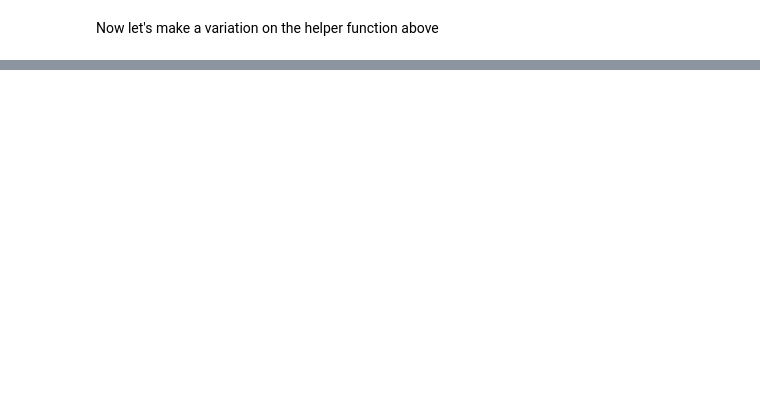
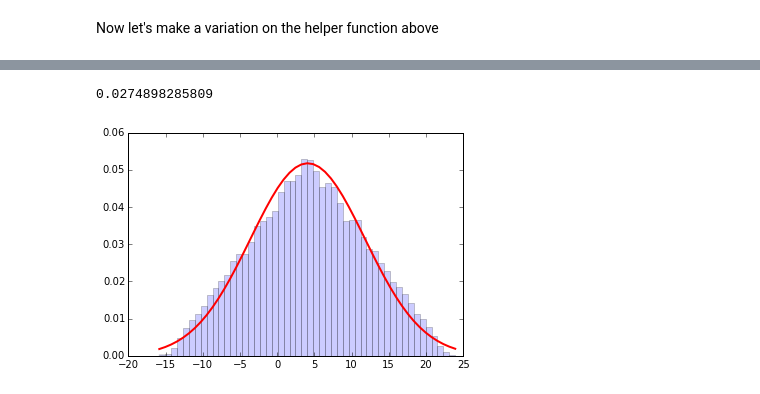
Before and after one commit to cranmer/intro-exp-phys-II, a Jupyter notebook: Central-Limit-Theorem.ipynb, the cells around one changed output, grey strips where cells are left out. Saved outputs shown, nothing was run; the diff lists cells and outputs as text; code cells hidden in the pictures; blank space fills up the shorter version.

```diff
--- a/Central-Limit-Theorem.ipynb
+++ b/Central-Limit-Theorem.ipynb
@@ -310,0 +333,5 @@ do_random_convolution(ok_distributions_list,32)
+# %%
+do_random_convolution(ok_distributions_list,8)
+# %% [output]
+0.0274898285809
+[figure, added]
```
Also changed, not shown: parts of 17 cells of this notebook.
